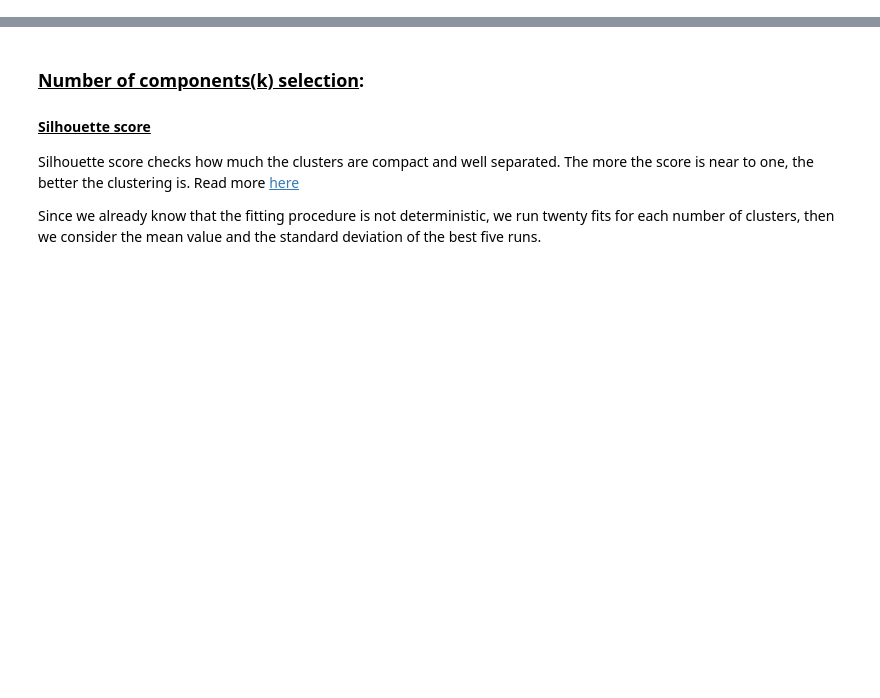
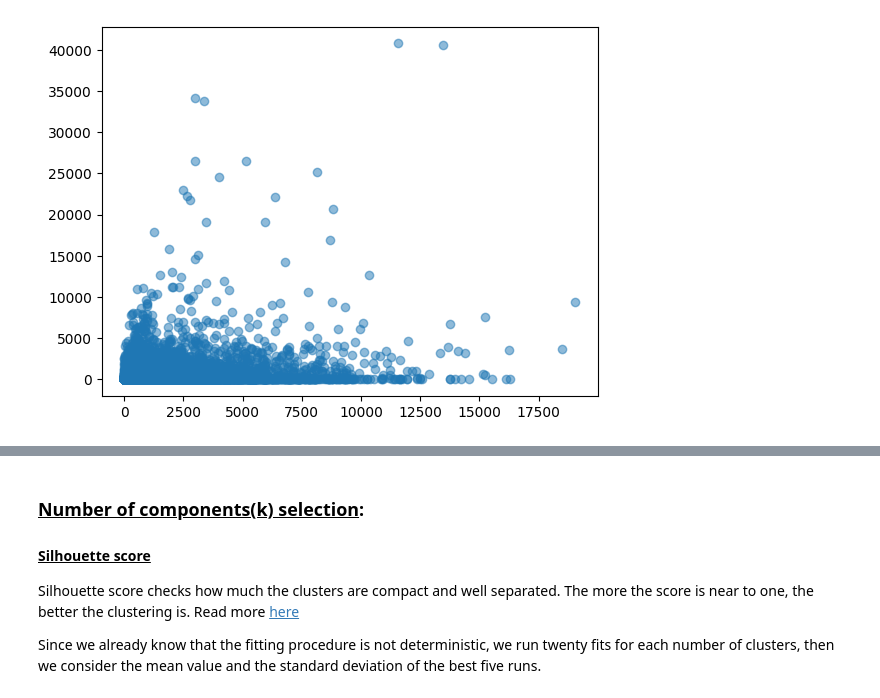
Before and after one commit to stvschmdt/ne_ds5230, a Jupyter notebook: prep_material/gaussian-mixture-models-clustering-explained.ipynb, the cells around one changed output, grey strips where cells are left out. Drawn from its saved outputs; the diff is of its cells as text; code cells hidden in the pictures; blank space fills up the shorter version.

```diff
--- a/prep_material/gaussian-mixture-models-clustering-explained.ipynb
+++ b/prep_material/gaussian-mixture-models-clustering-explained.ipynb
@@ -86,0 +98,7 @@ raw_df.head(2)
+# %%
+plt.scatter(raw_df['BALANCE'], raw_df['ONEOFF_PURCHASES'], alpha = 0.5)
+plt.show()
+
+# Suprisingly, not much correlation
+# %% [output]
+[figure, added]
```
Also changed, not shown: parts of 10 cells of this notebook.
